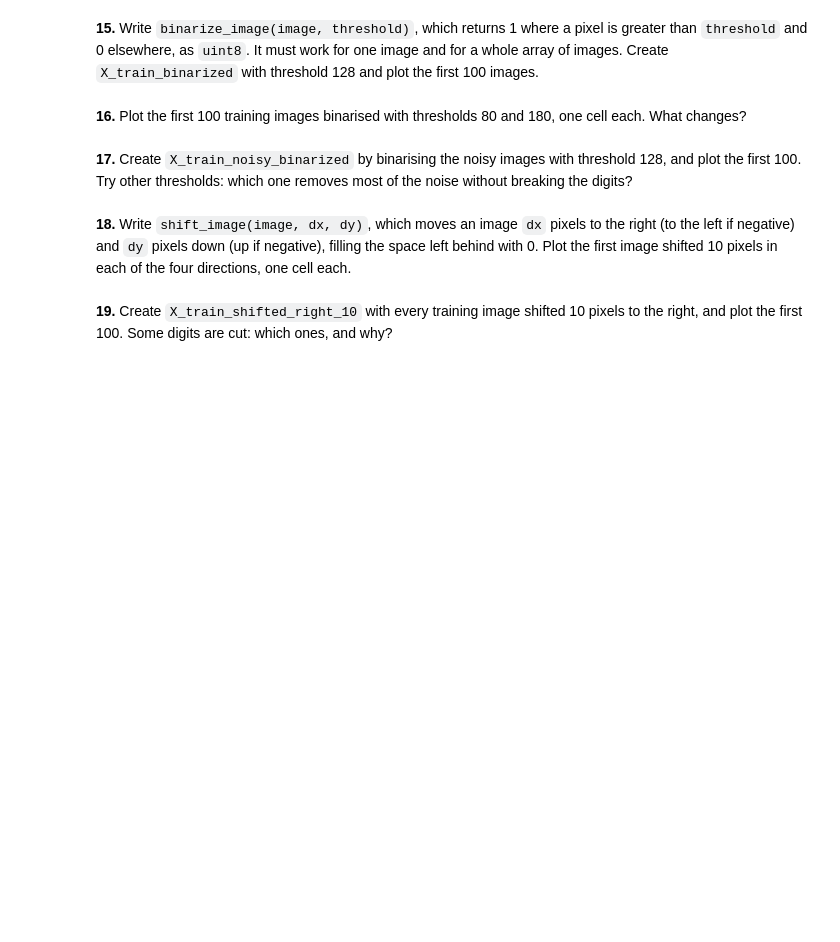
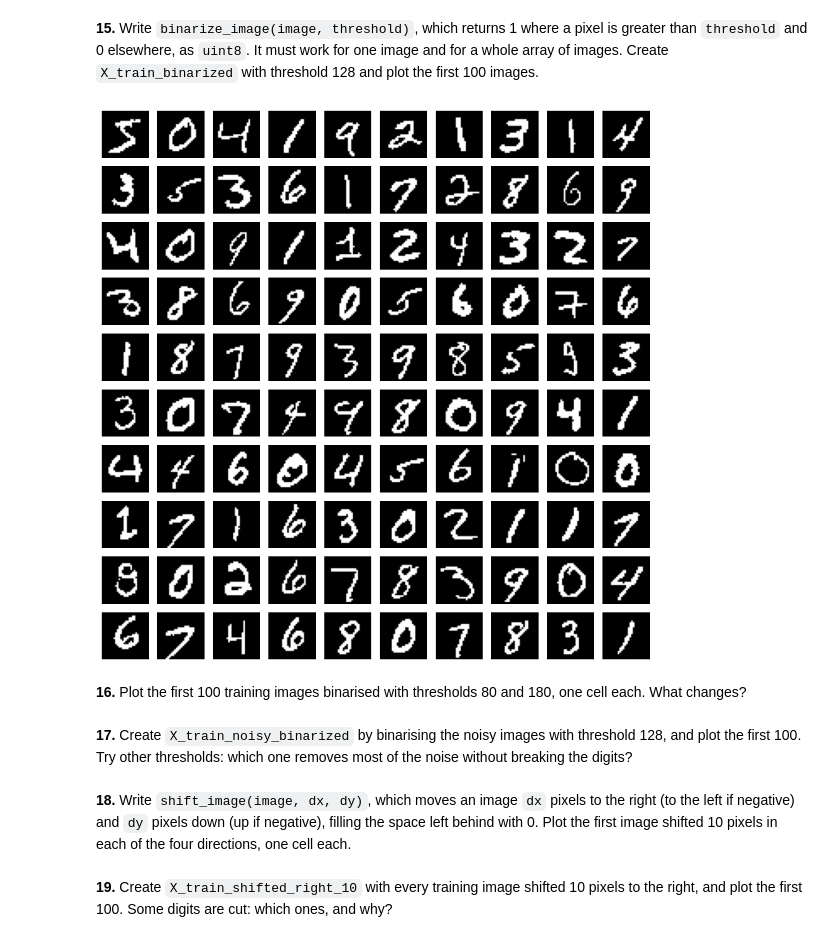
Before and after one commit to Simons23s/numpy-mnist, a Jupyter notebook: mnist_numpy.ipynb, the cells around one changed output. Cells and saved outputs as stored; diff of their text form; code cells hidden in the pictures; blank space fills up the shorter version.

```diff
--- a/mnist_numpy.ipynb
+++ b/mnist_numpy.ipynb
@@ -292,5 +401,24 @@ Create `X_train_standardized` and `X_test_standardized`. Compute μ and σ on th
 # %% [markdown]
 **15.** Write `binarize_image(image, threshold)`, which returns 1 where a pixel is greater than `threshold` and 0 elsewhere, as `uint8`. It must work for one image and for a whole array of images. Create `X_train_binarized` with threshold 128 and plot the first 100 images.
+# %%
+def binarize_image(image, threshold):
+    comparacion = image > threshold
+    imagen_binarizada = comparacion.astype(np.uint8)
+    return imagen_binarizada
+
+fig, axes = plt.subplots(10, 10, figsize=(10, 10))
+
+for fila in range(10):
+    for columna in range(10):
+        indice = fila * 10 + columna
+        X_train_binarized = binarize_image(X_train, 128)
+        axes[fila, columna].imshow(X_train_binarized[indice], cmap="gray")
+        axes[fila, columna].axis("off")
+
+plt.tight_layout()
+plt.show()
+# %% [output]
+[figure, added]
 # %% [markdown]
 **16.** Plot the first 100 training images binarised with thresholds 80 and 180, one cell each. What changes?
 # %% [markdown]
```
Also changed, not shown: parts of 4 cells of this notebook.
